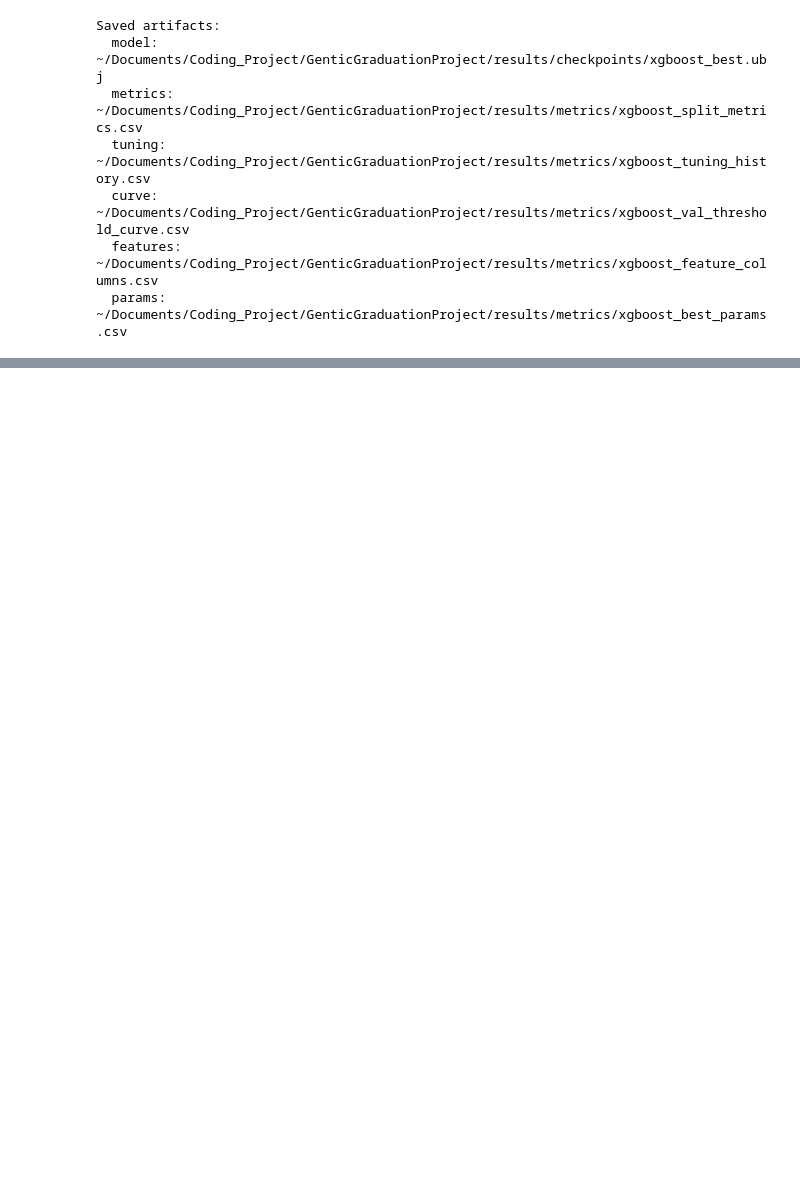
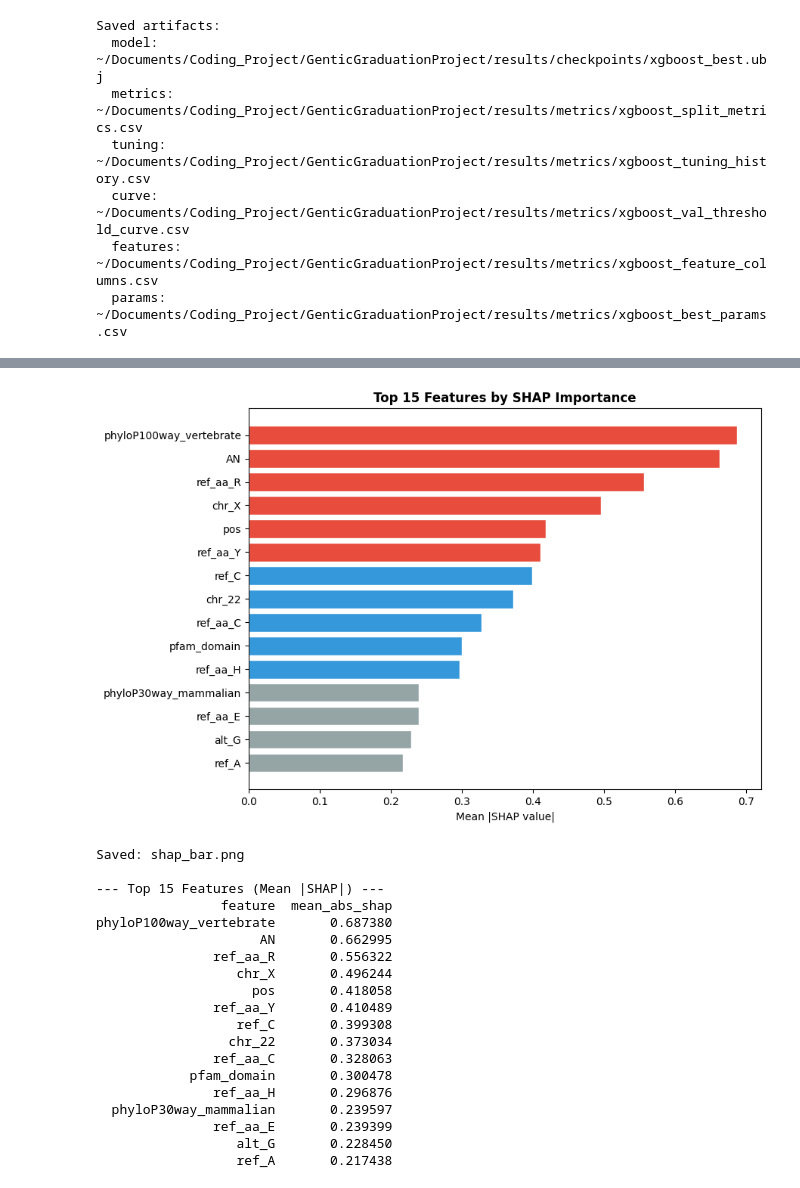
Before and after one commit to RayanAlDwlah/Genetic-Mutation-Detection-project, a Jupyter notebook: notebooks/08_baseline_models.ipynb, the cells around one changed output, grey strips where cells are left out. Drawn from its saved outputs; the diff is of its cells as text; code cells hidden in the pictures; blank space fills up the shorter version.

```diff
--- a/notebooks/08_baseline_models.ipynb
+++ b/notebooks/08_baseline_models.ipynb
@@ -322,0 +382,45 @@ Saved artifacts:
+# %%
+# Plot 2: SHAP Bar chart — top 15 features by mean |SHAP|
+mean_shap = np.abs(shap_values).mean(axis=0)
+shap_importance = (
+    pd.DataFrame({'feature': clean_names, 'mean_abs_shap': mean_shap})
+    .sort_values('mean_abs_shap', ascending=False)
+    .head(15)
+)
+
+fig, ax = plt.subplots(figsize=(9, 6))
+colors = ['#e74c3c' if i < 6 else '#3498db' if i < 11 else '#95a5a6'
+          for i in range(len(shap_importance))]
+ax.barh(shap_importance['feature'][::-1], shap_importance['mean_abs_shap'][::-1],
+        color=colors[::-1], edgecolor='white')
+ax.set_xlabel('Mean |SHAP value|')
+ax.set_title('Top 15 Features by SHAP Importance', fontsize=12, fontweight='bold')
+ax.axvline(0, color='black', linewidth=0.5)
+plt.tight_layout()
+plt.savefig(figures_dir / 'shap_bar.png', dpi=150, bbox_inches='tight')
+plt.show()
+print('Saved: shap_bar.png')
+
+print('\n--- Top 15 Features (Mean |SHAP|) ---')
+print(shap_importance.to_string(index=False))
+# %% [output]
+[figure, added]
+Saved: shap_bar.png
+
+--- Top 15 Features (Mean |SHAP|) ---
+                feature  mean_abs_shap
+phyloP100way_vertebrate       0.687380
+                     AN       0.662995
+               ref_aa_R       0.556322
+                  chr_X       0.496244
+                    pos       0.418058
+               ref_aa_Y       0.410489
+                  ref_C       0.399308
+                 chr_22       0.373034
+               ref_aa_C       0.328063
+            pfam_domain       0.300478
+               ref_aa_H       0.296876
+  phyloP30way_mammalian       0.239597
+               ref_aa_E       0.239399
+                  alt_G       0.228450
+                  ref_A       0.217438
```
Also changed, not shown: parts of 13 cells of this notebook.
